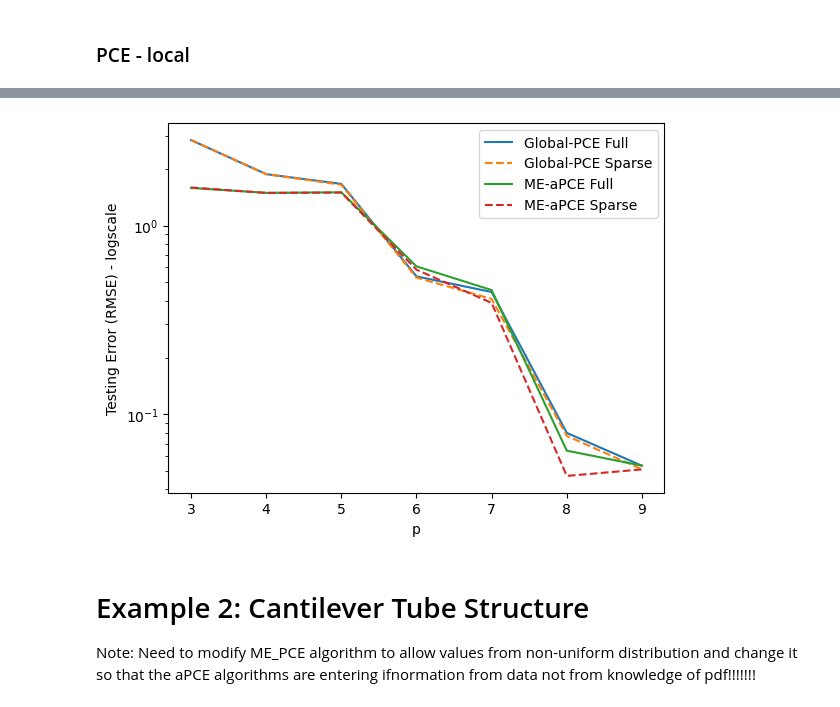
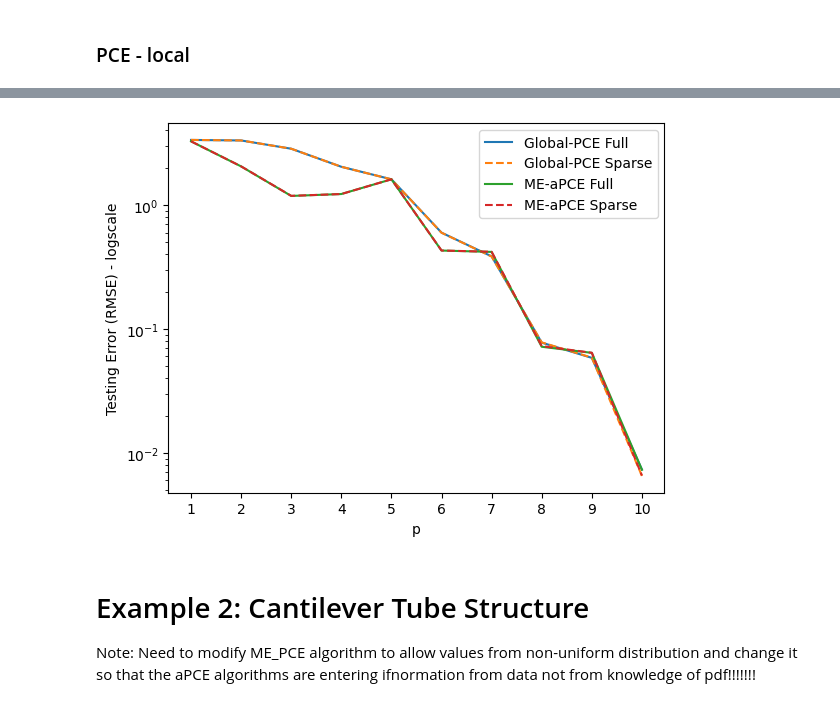
Before and after one commit to IsabelCoronaGuevara/CUDenver-Thesis, a Jupyter notebook: Results_SparseBayesianLearning.ipynb, the cells around one changed output, grey strips where cells are left out. Saved outputs shown, nothing was run; the diff lists cells and outputs as text; code cells hidden in the pictures.

```diff
--- a/Results_SparseBayesianLearning.ipynb
+++ b/Results_SparseBayesianLearning.ipynb
@@ -572,5 +530,5 @@ omega_a_VRVM_Global_aPCE, omega_b_VRVM_Global_aPCE, tau_a_VRVM_Global_aPCE, tau_
 # %%
-p = list(range(3,13))
+p = list(range(1,15))
 
 sa = sobol_GSA(d, tf.ishigami)
 
@@ -587,8 +545,8 @@ for i in range(len(p)):
 
     print('n* =', Ishigami_VRVM_Global_aPCE_model.n_star, 'n =', Ishigami_VRVM_Global_aPCE_model.n)
 
-    print(sa.sobol_PCE(p[i], Ishigami_VRVM_Global_aPCE_model.a_hat, Ishigami_VRVM_Global_aPCE_model.active_cols))
-    print(Ishigami_VRVM_Global_aPCE_model.a_full[0])
+    #print(sa.sobol_PCE(p[i], Ishigami_VRVM_Global_aPCE_model.a_hat, Ishigami_VRVM_Global_aPCE_model.active_cols))
+    #print(Ishigami_VRVM_Global_aPCE_model.a_full[0])
 
     Error_VRVM_Global_aPCE_Full.append(np.sqrt(mean_squared_error(Y_test, Ishigami_VRVM_Global_aPCE_model.predict(X_test, sparse = False))))
     Error_VRVM_Global_aPCE_Sparse.append(np.sqrt(mean_squared_error(Y_test, Ishigami_VRVM_Global_aPCE_model.predict(X_test, sparse = True))))
@@ -658,5 +592,5 @@ omega_a_VRVM_Global_PCE, omega_b_VRVM_Global_PCE, tau_a_VRVM_Global_PCE, tau_b_V
 # %%
-p = list(range(3,13))
+p = list(range(1,15))
 
 Error_VRVM_Global_PCE_Full = []
 Error_VRVM_Global_PCE_Sparse = []
@@ -668,8 +602,8 @@ for i in range(len(p)):
 
     print('n* =', Ishigami_VRVM_Global_PCE_model.n_star, 'n =', Ishigami_VRVM_Global_PCE_model.n)
 
-    print(sa.sobol_PCE(p[i], Ishigami_VRVM_Global_PCE_model.a_hat, Ishigami_VRVM_Global_PCE_model.active_cols))
-    print(Ishigami_VRVM_Global_PCE_model.a_hat[0])
+    #print(sa.sobol_PCE(p[i], Ishigami_VRVM_Global_PCE_model.a_hat, Ishigami_VRVM_Global_PCE_model.active_cols))
+    #print(Ishigami_VRVM_Global_PCE_model.a_hat[0])
 
     Error_VRVM_Global_PCE_Full.append(np.sqrt(mean_squared_error(Y_test, Ishigami_VRVM_Global_PCE_model.predict(X_test, sparse = False))))
     Error_VRVM_Global_PCE_Sparse.append(np.sqrt(mean_squared_error(Y_test, Ishigami_VRVM_Global_PCE_model.predict(X_test, sparse = True))))
@@ -734,15 +652,15 @@ alpha_VRVM_ME_aPCE, omega_a_VRVM_ME_aPCE, omega_b_VRVM_ME_aPCE, tau_a_VRVM_ME_aP
 # %%
-p = list(range(3,10))
+p = list(range(1,11))
 
 Error_VRVM_ME_aPCE_Full = []
 Error_VRVM_ME_aPCE_Sparse = []
 
 for i in range(len(p)):
 
-    temp = ME_PCE('aPCE', 3, p[i], [B_init], tf.ishigami, VRVM_PCE, X_pol, False, theta1_VRVM_ME_aPCE[i], theta2_VRVM_ME_aPCE[i], alpha_VRVM_ME_aPCE[i], 25, None, omega_a_VRVM_ME_aPCE[i], omega_b_VRVM_ME_aPCE[i], tau_a_VRVM_ME_aPCE[i], tau_b_VRVM_ME_aPCE[i])
+    temp = ME_PCE('aPCE', 3, p[i], [B_init], tf.ishigami, VRVM_PCE, X_pol, False, theta1_VRVM_ME_aPCE[i], theta2_VRVM_ME_aPCE[i], alpha_VRVM_ME_aPCE[i], 10, None, omega_a_VRVM_ME_aPCE[i], omega_b_VRVM_ME_aPCE[i], tau_a_VRVM_ME_aPCE[i], tau_b_VRVM_ME_aPCE[i])
     temp.fit(X_train, Y_train)
 
-    temp2 = ME_PCE('aPCE', 3, p[i], [B_init], tf.ishigami, VRVM_PCE, X_pol, False, theta1_VRVM_ME_aPCE[i], theta2_VRVM_ME_aPCE[i], alpha_VRVM_ME_aPCE[i], 25, temp.B_split, omega_a_VRVM_ME_aPCE[i], omega_b_VRVM_ME_aPCE[i], tau_a_VRVM_ME_aPCE[i], tau_b_VRVM_ME_aPCE[i])
+    temp2 = ME_PCE('aPCE', 3, p[i], [B_init], tf.ishigami, VRVM_PCE, X_pol, False, theta1_VRVM_ME_aPCE[i], theta2_VRVM_ME_aPCE[i], alpha_VRVM_ME_aPCE[i], 10, temp.B_split, omega_a_VRVM_ME_aPCE[i], omega_b_VRVM_ME_aPCE[i], tau_a_VRVM_ME_aPCE[i], tau_b_VRVM_ME_aPCE[i])
     temp2.fit(X_train, Y_train)
 
     print(temp.B_split.shape[0])
@@ -787,15 +701,15 @@ alpha_VRVM_ME_PCE, omega_a_VRVM_ME_PCE, omega_b_VRVM_ME_PCE, tau_a_VRVM_ME_PCE,
 # %%
-p = list(range(3,10))
+p = list(range(1,11))
 
 Error_VRVM_ME_PCE_Full = []
 Error_VRVM_ME_PCE_Sparse = []
 
 for i in range(len(p)):
 
-    temp = ME_PCE('aPCE', 3, p[i], [B_init], tf.ishigami, VRVM_PCE, X_pol, False, theta1_VRVM_ME_PCE[i], theta2_VRVM_ME_PCE[i], alpha_VRVM_ME_PCE[i], 15, None, omega_a_VRVM_ME_PCE[i], omega_b_VRVM_ME_PCE[i], tau_a_VRVM_ME_PCE[i], tau_b_VRVM_ME_PCE[i])
+    temp = ME_PCE('aPCE', 3, p[i], [B_init], tf.ishigami, VRVM_PCE, X_pol, False, theta1_VRVM_ME_PCE[i], theta2_VRVM_ME_PCE[i], alpha_VRVM_ME_PCE[i], 25, None, omega_a_VRVM_ME_PCE[i], omega_b_VRVM_ME_PCE[i], tau_a_VRVM_ME_PCE[i], tau_b_VRVM_ME_PCE[i])
     temp.fit(X_train, Y_train)
 
-    temp2 = ME_PCE('aPCE', 3, p[i], [B_init], tf.ishigami, VRVM_PCE, X_pol, False, theta1_VRVM_ME_PCE[i], theta2_VRVM_ME_PCE[i], alpha_VRVM_ME_PCE[i], 15, temp.B_split, omega_a_VRVM_ME_PCE[i], omega_b_VRVM_ME_PCE[i], tau_a_VRVM_ME_PCE[i], tau_b_VRVM_ME_PCE[i])
+    temp2 = ME_PCE('aPCE', 3, p[i], [B_init], tf.ishigami, VRVM_PCE, X_pol, False, theta1_VRVM_ME_PCE[i], theta2_VRVM_ME_PCE[i], alpha_VRVM_ME_PCE[i], 25, temp.B_split, omega_a_VRVM_ME_PCE[i], omega_b_VRVM_ME_PCE[i], tau_a_VRVM_ME_PCE[i], tau_b_VRVM_ME_PCE[i])
     temp2.fit(X_train, Y_train)
 
     print(temp.B_split.shape[0])
@@ -824,16 +741,16 @@ plt.legend();
 # %%
 # marker = 'o', '.', ',', 'x', '+', 'v', '^', '<', '>', 's', 'd'
-plt.plot(p, Error_VRVM_Global_aPCE_Full[:7], '-', label = 'Global-PCE Full')
-plt.plot(p, Error_VRVM_Global_aPCE_Sparse[:7], '--', label = 'Global-PCE Sparse')
+plt.plot(p, Error_VRVM_Global_aPCE_Full[:10], '-', label = 'Global-PCE Full')
+plt.plot(p, Error_VRVM_Global_aPCE_Sparse[:10], '--', label = 'Global-PCE Sparse')
 plt.plot(p, Error_VRVM_ME_aPCE_Full, '-', label = 'ME-aPCE Full')
 plt.plot(p, Error_VRVM_ME_aPCE_Sparse, '--', label = 'ME-aPCE Sparse')
 plt.xticks(p)
 plt.yscale("log")
 plt.xlabel("p")
 plt.ylabel("Testing Error (RMSE) - logscale")
 plt.legend();
 # %% [output]
-[figure, old version]
+[figure, new version]
 # %% [markdown]
 # Example 2: Cantilever Tube Structure
 
```
Also changed, not shown: parts of 40 cells of this notebook.
